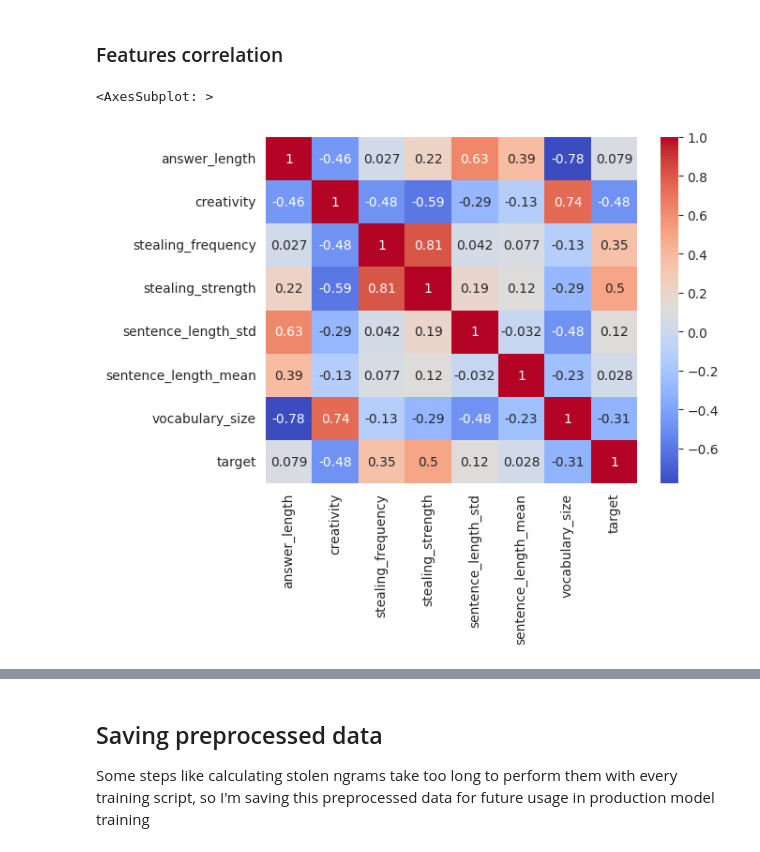
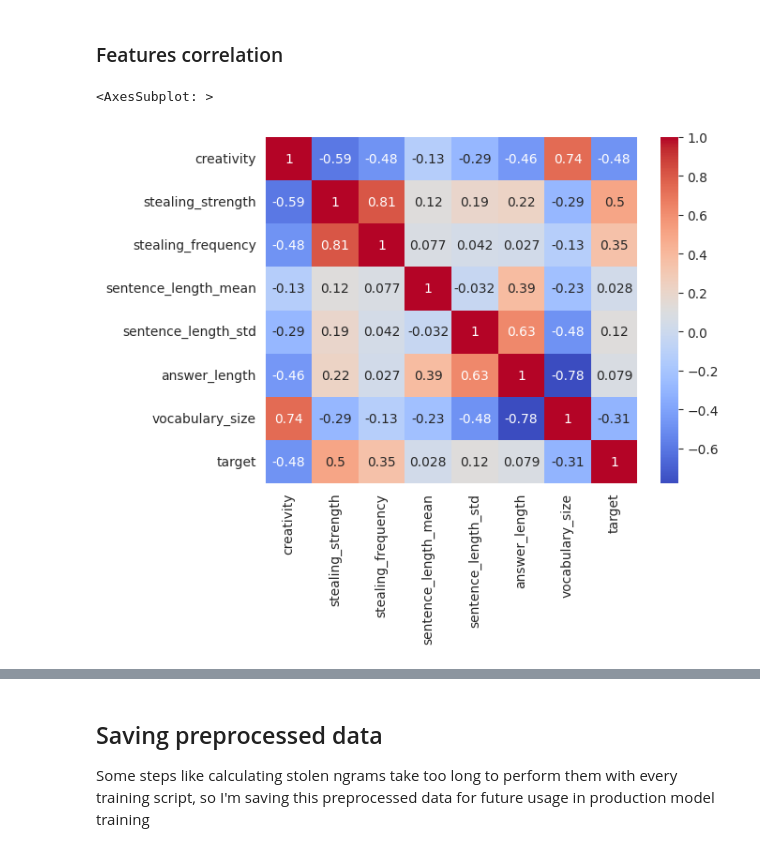
Before and after one commit to illyge/counter-ai, a Jupyter notebook: eda_and_train.ipynb, the cells around one changed output, grey strips where cells are left out. Saved outputs shown, nothing was run; the diff lists cells and outputs as text; code cells hidden in the pictures.

```diff
--- a/eda_and_train.ipynb
+++ b/eda_and_train.ipynb
@@ -65,3 +23,0 @@ Let's double-check we don't have question duplicates:
-# %%
-labeled_data = data
-labeled_data.duplicated(subset='question_id').sum()
@@ -234,7 +169,7 @@ new_features = ['answer_length', 'creativity', 'stealing_frequency', 'stealing_s
 # %%
 import seaborn as sns
 
-sns.heatmap(labeled_data[new_features + ['target']].corr(), annot=True, cmap='coolwarm')
+sns.heatmap(labeled_data[all_features + ['target']].corr(), annot=True, cmap='coolwarm')
 # %% [output]
 <AxesSubplot: >
-[figure, old version]
+[figure, new version]
```
Also changed, not shown: parts of 77 cells of this notebook, 12 other files.
